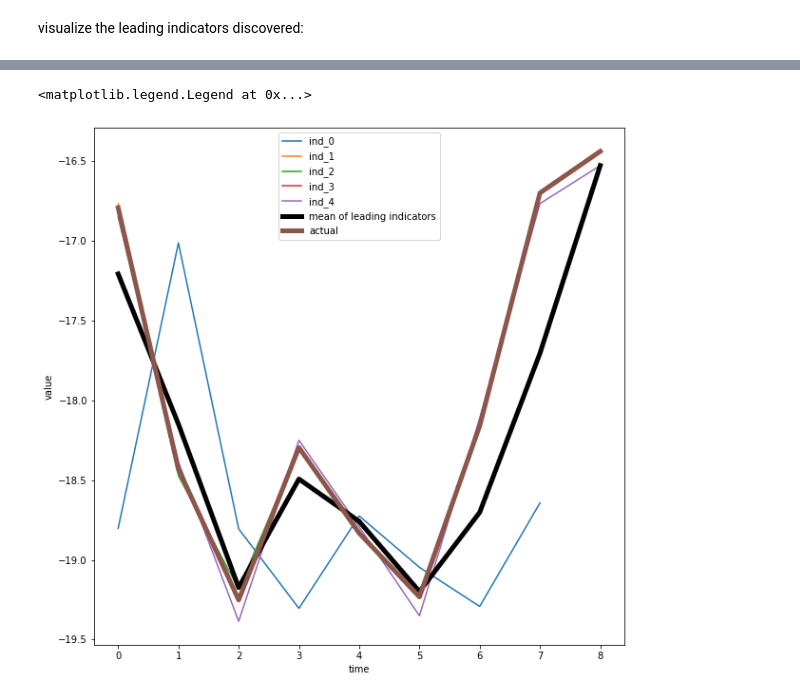
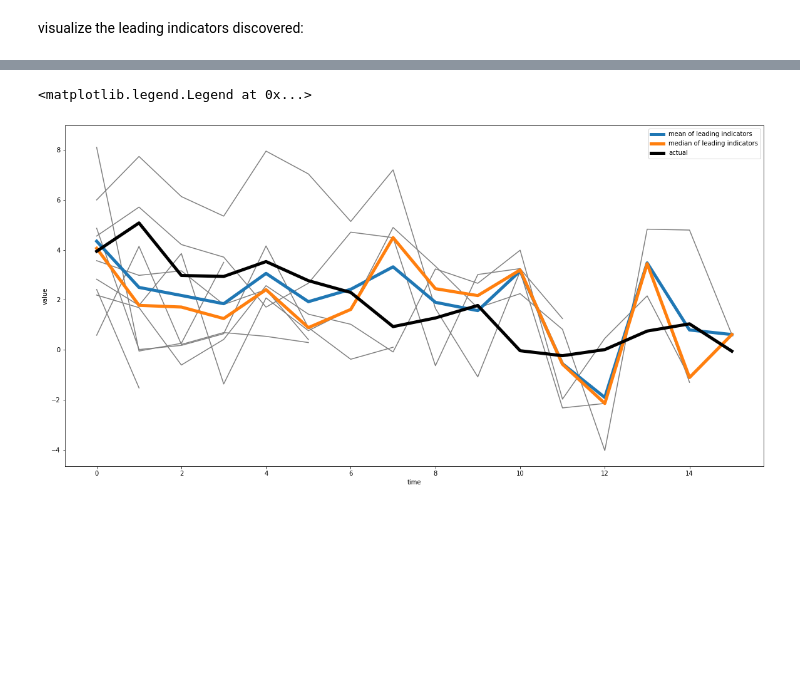
Before and after one commit to J-sephB-lt-n/schuberts_leader, a Jupyter notebook: docs/implementation_examples.ipynb, the cells around one changed output, grey strips where cells are left out. Drawn from its saved outputs; the diff is of its cells as text; code cells hidden in the pictures; blank space fills up the shorter version.

```diff
--- a/docs/implementation_examples.ipynb
+++ b/docs/implementation_examples.ipynb
@@ -13,23 +13,13 @@ Simulate some data for us to use:
 # %%
 sim_explain_dict, y_arr, X_arr = simulate_leading_indicator_data(
         n_time_points = 1_000
-    ,   n_predictors = 100
-    ,   n_leading_indicators = 10
+    ,   n_predictors = 200
+    ,   n_leading_indicators = 50
     ,   lagged_effect_time_min_max = (1,20)
-    ,   n_y_breakpoints = 5
-    ,   noise_std_dev = 0
+    ,   n_y_breakpoints = 8
+    ,   y_sim_method = "gaussian_random_walk"
+    ,   noise_std_dev = 2
 )
-#sim_explain_dict, y_arr, X_arr = simulate_leading_indicator_data(
-#        n_time_points = 1_000
-#    ,   n_predictors = 50
-#    ,   n_leading_indicator_effects = 5
-#    ,   lagged_effect_time_min_max = (1,10)
-#    ,   polynomial_coefs_min_max = (
-#        (-1,1),
-#        (-0.01,0.01), #(-0.002,0.002),
-#        (-0.0001,0.0001), #(-0.00002,0.00002),
-#    )
-#)
 X_varnames = [f"X_{i}" for i in range(X_arr.shape[1])]
 pprint(sim_explain_dict)
 # %% [output]
@@ -71,13 +68,13 @@ test_X_arr = X_arr[test_idx[0]:test_idx[1],:]
 # %% [markdown]
 mine the data for training data for leading indicators:
 # %%
-leading_indicator_miner_model = leading_indicator_miner(n_leading_indicators=5)
+leading_indicator_miner_model = leading_indicator_miner(n_leading_indicators=20)
 leading_indicator_miner_model.fit(
     X = train_X_arr,
     X_varnames = X_varnames,
     y = train_y_arr,
     y_varname = "y",
-    n_iterations = 1_000,
+    n_iterations = 10_000,
     n_lags_to_consider = {'min': 1, 'max': 20},
     n_knots_to_consider = {'min': 10, 'max': 10}
 )
@@ -98,3 +109,6 @@ Text(0.5, 1.0, 'Mean Squared Error on Training Data')
+# %%
+leading_indicator_miner_model.best_leading_indicators_vars_set = leading_indicator_miner_model.best_leading_indicators_vars_set[-10:]
+leading_indicator_miner_model.n_leading_indicators = len(leading_indicator_miner_model.best_leading_indicators_vars_set)
 # %% [markdown]
 visualize the leading indicators discovered:
 # %%
@@ -123,18 +142,20 @@ for x in leading_indicator_miner_model.best_leading_indicators_vars_set:
 # %%
 test_forecasts = leading_indicator_miner_model.predict(
     X = train_X_arr,
     X_varnames = X_varnames
 )
-avg_test_forecast = np.nanmean(test_forecasts, axis=1)
+mean_test_forecast = np.nanmean(test_forecasts, axis=1)
+median_test_forecast = np.nanmedian(test_forecasts, axis=1)
 max_forecast_length = test_forecasts.shape[0]
-plt.figure( figsize=(10,10) )
+plt.figure( figsize=(20,10) )
 for i in range(test_forecasts.shape[1]):
-    plt.plot(test_forecasts[:,i], label=f"ind_{i}")
-plt.plot( avg_test_forecast, color="black", linewidth=5, label="mean of leading indicators" )
-plt.plot( test_y_arr[:max_forecast_length], linewidth=5, label="actual" )
+    plt.plot(test_forecasts[:,i], color="grey")
+plt.plot( mean_test_forecast, linewidth=5, label="mean of leading indicators" )
+plt.plot( median_test_forecast, linewidth=5, label="median of leading indicators" )
+plt.plot( test_y_arr[:max_forecast_length], linewidth=5, label="actual", color="black" )
 plt.xlabel("time")
 plt.ylabel("value")
 plt.legend()
 # %% [output]
 <matplotlib.legend.Legend at 0x...>
-[figure, old version]
+[figure, new version]
```
Also changed, not shown: parts of 8 cells of this notebook, 1 other file.
